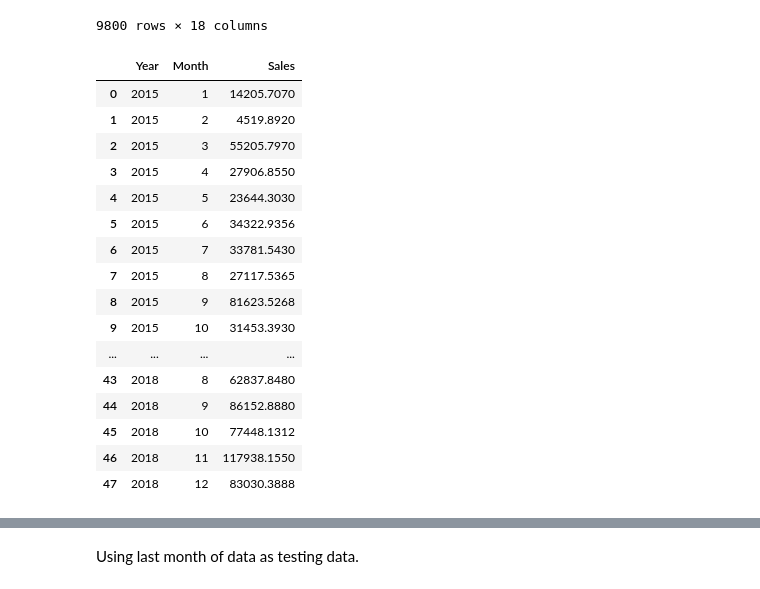
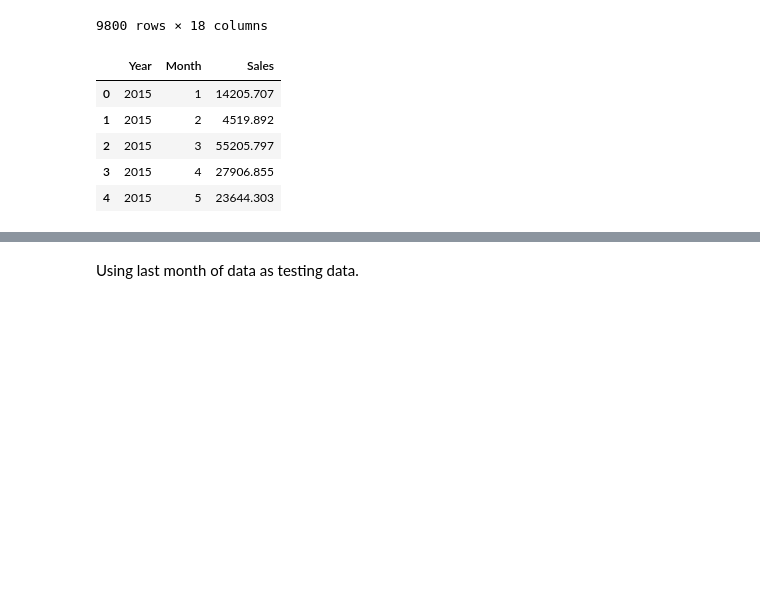
Before and after one commit to Owuza/BusyQA_Data_Science_Group3, a Jupyter notebook: Superstore project.ipynb, the cells around one changed output, grey strips where cells are left out. Cells and saved outputs as stored; diff of their text form; code cells hidden in the pictures; blank space fills up the shorter version.

```diff
--- a/Superstore project.ipynb
+++ b/Superstore project.ipynb
@@ -349,25 +349,14 @@ Salesdata['Month'] = Salesdata['Order Date'].dt.month
 Salesdata['Year'] = Salesdata['Order Date'].dt.year
 monthly_sales = Salesdata.groupby(['Year', 'Month'])['Sales'].sum().reset_index()
 # %%
-monthly_sales
+monthly_sales.head(5)
 # %% [output]
 |  | Year | Month | Sales |
-| 0 | 2015 | 1 | 14205.7070 |
-| 1 | 2015 | 2 | 4519.8920 |
-| 2 | 2015 | 3 | 55205.7970 |
-| 3 | 2015 | 4 | 27906.8550 |
-| 4 | 2015 | 5 | 23644.3030 |
-| 5 | 2015 | 6 | 34322.9356 |
-| 6 | 2015 | 7 | 33781.5430 |
-| 7 | 2015 | 8 | 27117.5365 |
-| 8 | 2015 | 9 | 81623.5268 |
-| 9 | 2015 | 10 | 31453.3930 |
-| ... | ... | ... | ... |
-| 43 | 2018 | 8 | 62837.8480 |
-| 44 | 2018 | 9 | 86152.8880 |
-| 45 | 2018 | 10 | 77448.1312 |
-| 46 | 2018 | 11 | 117938.1550 |
-| 47 | 2018 | 12 | 83030.3888 |
+| 0 | 2015 | 1 | 14205.707 |
+| 1 | 2015 | 2 | 4519.892 |
+| 2 | 2015 | 3 | 55205.797 |
+| 3 | 2015 | 4 | 27906.855 |
+| 4 | 2015 | 5 | 23644.303 |
 # %%
 # Create the DATE column
 monthly_sales['Date'] = pd.to_datetime(monthly_sales[['Year', 'Month']].assign(DAY=1))
```
Also changed, not shown: parts of 26 cells of this notebook.
